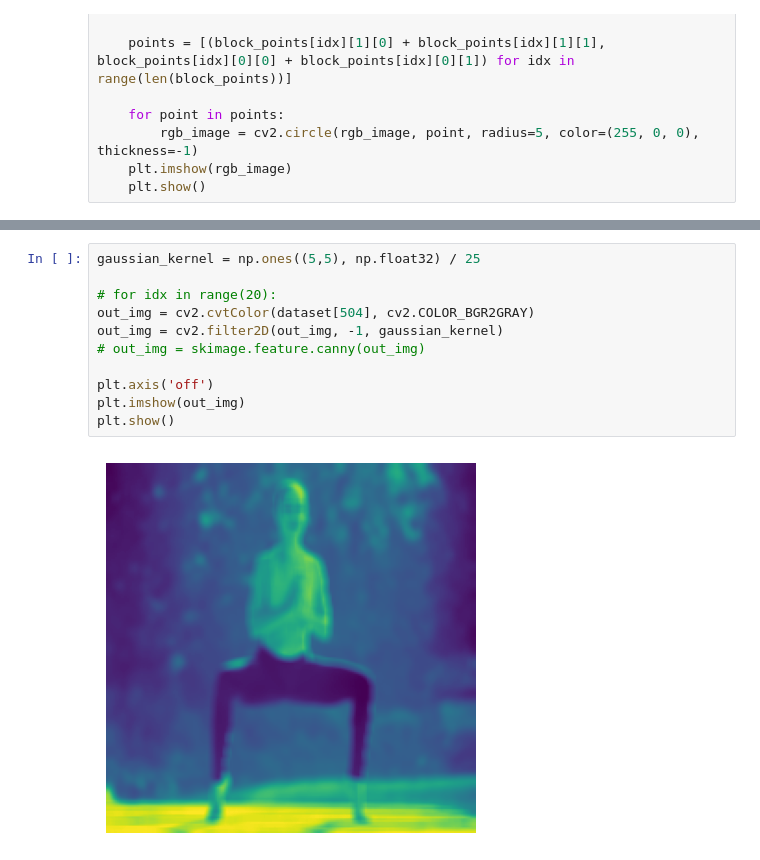
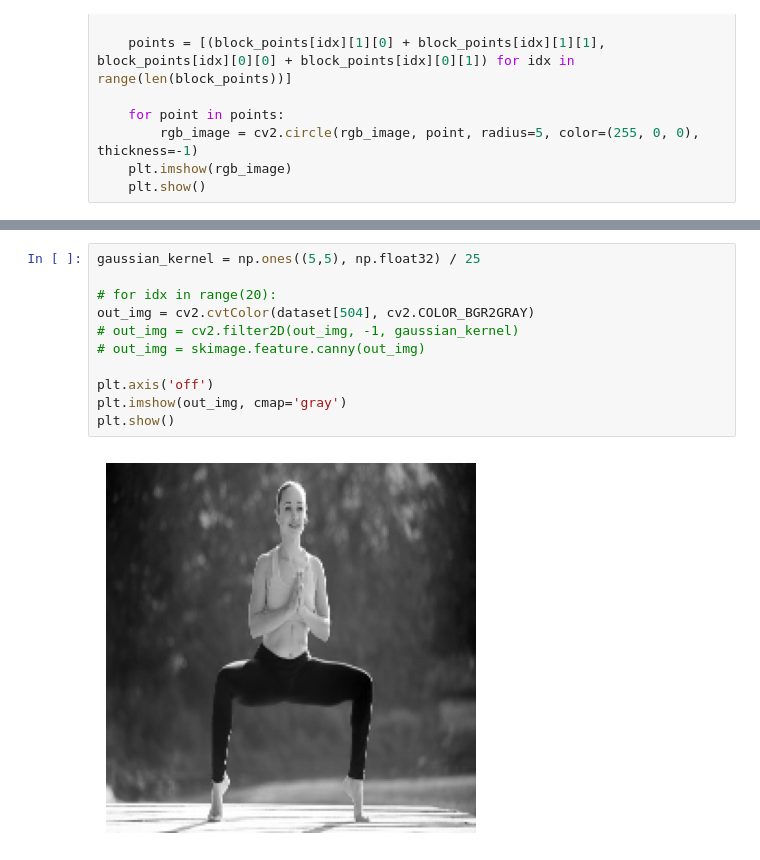
Before and after one commit to jakub-kowalik/analiza-obrazow-cyfrowych-projekt, a Jupyter notebook: src/notebooks/yoga_centroid.ipynb, the cells around one changed output, grey strips where cells are left out. Saved outputs shown, nothing was run; the diff lists cells and outputs as text.

```diff
--- a/src/notebooks/yoga_centroid.ipynb
+++ b/src/notebooks/yoga_centroid.ipynb
@@ -207,13 +215,13 @@ plt.show()
 # %%
 gaussian_kernel = np.ones((5,5), np.float32) / 25
 
 # for idx in range(20):
 out_img = cv2.cvtColor(dataset[504], cv2.COLOR_BGR2GRAY)
-out_img = cv2.filter2D(out_img, -1, gaussian_kernel)
+# out_img = cv2.filter2D(out_img, -1, gaussian_kernel)
 # out_img = skimage.feature.canny(out_img)
 
 plt.axis('off')
-plt.imshow(out_img)
+plt.imshow(out_img, cmap='gray')
 plt.show()
 # %% [output]
-[figure, old version]
+[figure, new version]
```
Also changed, not shown: parts of 24 cells of this notebook.
